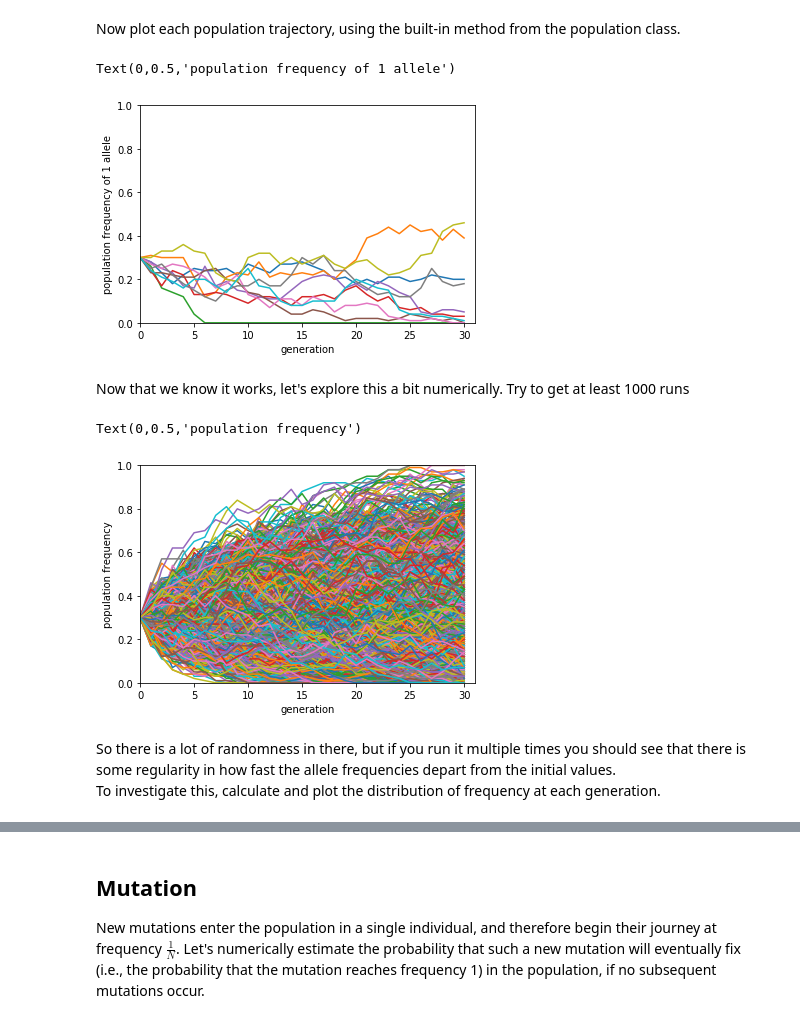
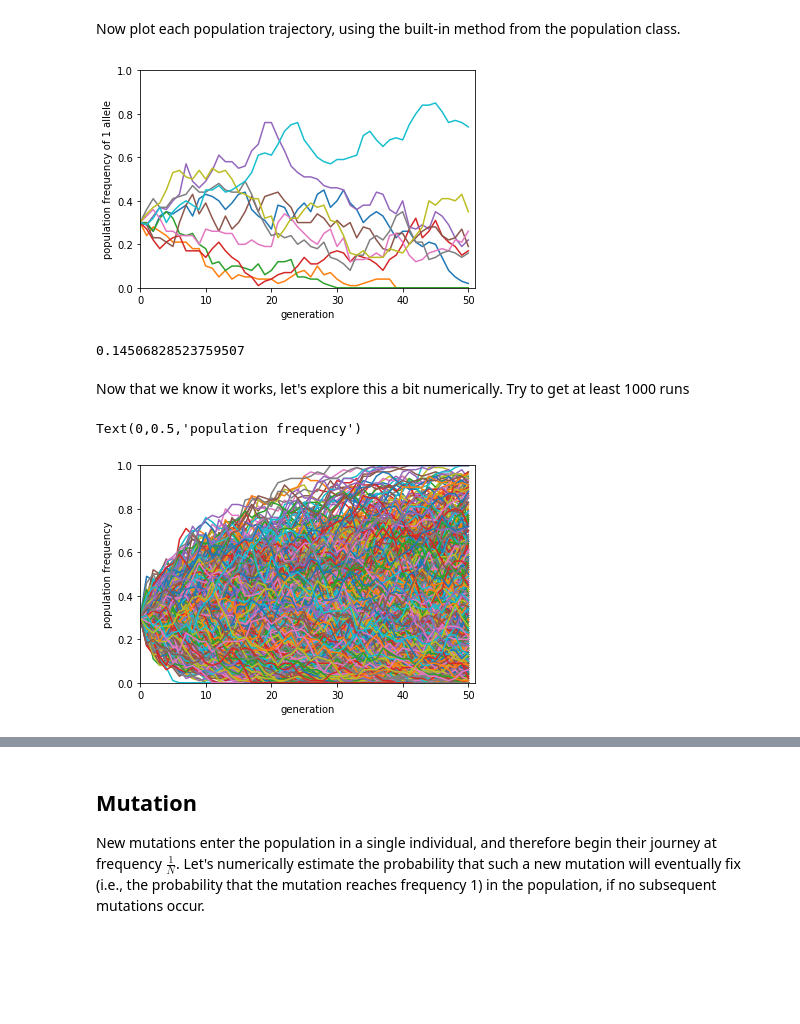
Before and after one commit to bharathi-srini/Monte_Carlo_Population_Genetics_Experiment, a Jupyter notebook: Simulations/wright_fisher-MC-simu.ipynb, the cells around one changed output, grey strips where cells are left out. Cells and saved outputs as stored; diff of their text form; code cells hidden in the pictures; blank space fills up the shorter version.

```diff
--- a/Simulations/wright_fisher-MC-simu.ipynb
+++ b/Simulations/wright_fisher-MC-simu.ipynb
@@ -237,6 +241,8 @@ class population:
         #history is a container that records the genotype at each generation.
         #we'll update this list
         self.history = [self.initial_population]
+        self.means = [np.mean(self.initial_population)]
+        self.stds = [np.std(self.initial_population)]
 
     def generation(self):
         """class methods need "self" as an argument in they definition to know that they apply to a "population" object.
@@ -260,6 +266,7 @@ class population:
         """
         for i in range(nGen):
             self.history.append(self.generation())
+            self.stds.append(np.std(self.generation()))
         self.getTraj()
 
     def getTraj(self):
@@ -280,18 +287,24 @@ class population:
             plt.axis([0, len(self.history), 0, 1])
         else:
             plt.axis(ax)
+
+    def return_mean(self):
+        """
+        returns mean at the end of each simulation
+        """
+        return np.mean(self.history)
 # %% [markdown]
 # Exploration
 ## Drift
 We can now define multiple populations, and let them evolve from the same initial conditions.
 # %%
 nInd = 100
-nGen = 30
-nRuns = 10
+nGen = 50
+nTrials = 10
 p0 = 0.3
 # Create a list of length nRuns containing initial populations
 # with initial frequency p0 and nInd individuals.
-pops = [population(nInd, p0) for i in range(nRuns)]
+pops = [population(nInd, p0) for i in range(nTrials)]
 # %% [markdown]
 Evolve each population for nGen generations. Because each population object has it's own internal storage for the history of the population, we don't have to worry about recording anything.
 # %%
@@ -304,26 +317,31 @@ for pop in pops:
     pop.plotTraj();
 plt.xlabel("generation")
 plt.ylabel("population frequency of 1 allele")
+plt.savefig('evolution3.pdf',format='pdf', dpi=300)
 # %% [output]
-Text(0,0.5,'population frequency of 1 allele')
-[figure, old version]
+[figure, new version]
+# %%
+errors = []
+for pop in pops:
+    errors.append(pop.return_mean());
+
+print(np.std(errors))
+# %% [output]
+0.14506828523759507
 # %% [markdown]
 Now that we know it works, let's explore this a bit numerically. Try to get at least 1000 runs
 # %%
 nInd = 100
-nGen = 30
-nRuns = 2000
+nGen = 50
+nTrials = 1000
 p0 = 0.3
-pops = [population(nInd, p0) for i in range(nRuns)]
+pops = [population(nInd, p0) for i in range(nTrials)]
 for pop in pops:
     pop.evolve(nGen);
     pop.plotTraj();
 
 plt.xlabel("generation")
 plt.ylabel("population frequency")
 # %% [output]
 Text(0,0.5,'population frequency')
-[figure, old version]
+[figure, new version]
-# %% [markdown]
-So there is a lot of randomness in there, but if you run it multiple times you should see that there is some regularity in how fast the allele frequencies depart from the initial values.
-To investigate this, calculate and plot the distribution of frequency at each generation.
```
Also changed, not shown: parts of 38 cells of this notebook.
